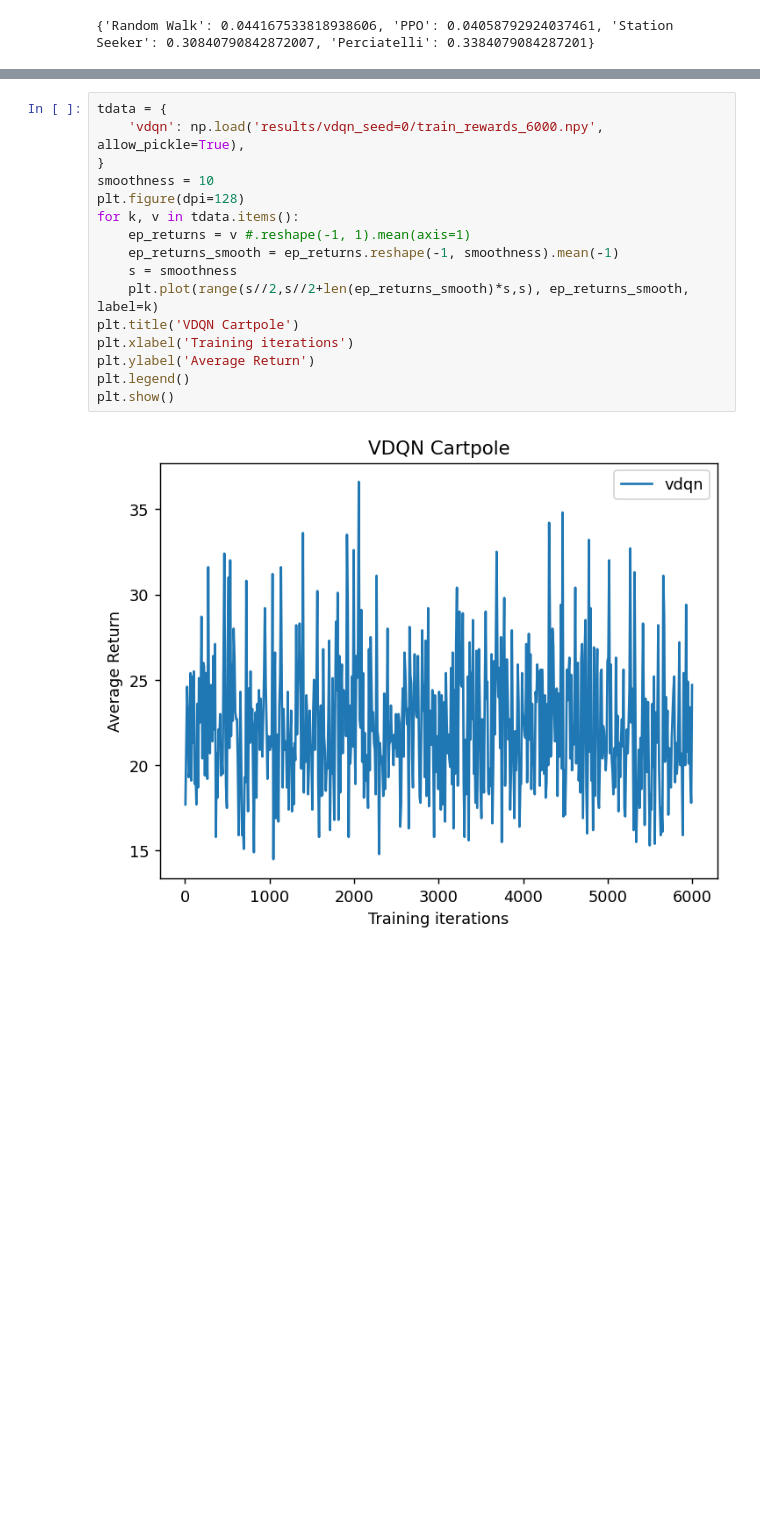
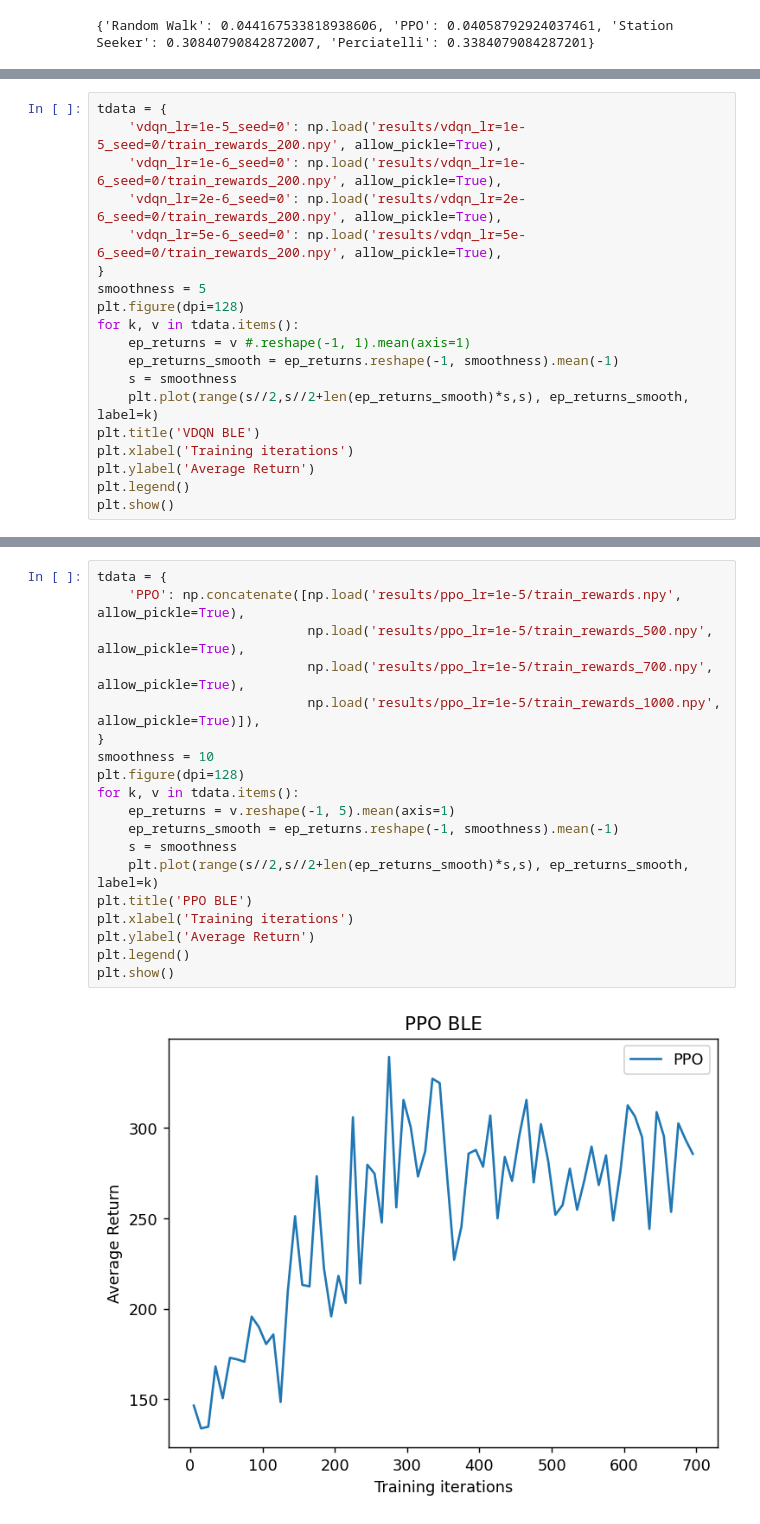
Before and after one commit to spcorum/student_balloon, a Jupyter notebook: plots_milestone.ipynb, the cells around one changed output, grey strips where cells are left out. Cells and saved outputs as stored; diff of their text form; blank space fills up the shorter version.

Commit message:
Update vdqn and training loop

```diff
--- a/plots_milestone.ipynb
+++ b/plots_milestone.ipynb
@@ -415,3 +415,22 @@ plt.legend()
 plt.show()
 # %% [output]
 [figure]
+# %%
+tdata = {
+    'vdqn_lr=1e-5_seed=0': np.load('results/vdqn_lr=1e-5_seed=0/train_rewards_200.npy', allow_pickle=True),
+    'vdqn_lr=1e-6_seed=0': np.load('results/vdqn_lr=1e-6_seed=0/train_rewards_200.npy', allow_pickle=True),
+    'vdqn_lr=2e-6_seed=0': np.load('results/vdqn_lr=2e-6_seed=0/train_rewards_200.npy', allow_pickle=True),
+    'vdqn_lr=5e-6_seed=0': np.load('results/vdqn_lr=5e-6_seed=0/train_rewards_200.npy', allow_pickle=True),
+}
+smoothness = 5
+plt.figure(dpi=128)
+for k, v in tdata.items():
+    ep_returns = v #.reshape(-1, 1).mean(axis=1)
+    ep_returns_smooth = ep_returns.reshape(-1, smoothness).mean(-1)
+    s = smoothness
+    plt.plot(range(s//2,s//2+len(ep_returns_smooth)*s,s), ep_returns_smooth, label=k)
+plt.title('VDQN BLE')
+plt.xlabel('Training iterations')
+plt.ylabel('Average Return')
+plt.legend()
+plt.show()
@@ -418,18 +439,21 @@ plt.show()
 # %%
 tdata = {
-    'vdqn': np.load('results/vdqn_seed=0/train_rewards_6000.npy', allow_pickle=True),
+    'PPO': np.concatenate([np.load('results/ppo_lr=1e-5/train_rewards.npy', allow_pickle=True),
+                           np.load('results/ppo_lr=1e-5/train_rewards_500.npy', allow_pickle=True),
+                           np.load('results/ppo_lr=1e-5/train_rewards_700.npy', allow_pickle=True),
+                           np.load('results/ppo_lr=1e-5/train_rewards_1000.npy', allow_pickle=True)]),
 }
 smoothness = 10
 plt.figure(dpi=128)
 for k, v in tdata.items():
-    ep_returns = v #.reshape(-1, 1).mean(axis=1)
+    ep_returns = v.reshape(-1, 5).mean(axis=1)
     ep_returns_smooth = ep_returns.reshape(-1, smoothness).mean(-1)
     s = smoothness
     plt.plot(range(s//2,s//2+len(ep_returns_smooth)*s,s), ep_returns_smooth, label=k)
-plt.title('VDQN Cartpole')
+plt.title('PPO BLE')
 plt.xlabel('Training iterations')
 plt.ylabel('Average Return')
 plt.legend()
 plt.show()
 # %% [output]
-[figure, old version]
+[figure, new version]
```
Also changed, not shown: parts of 2 cells of this notebook, 13 other files.
